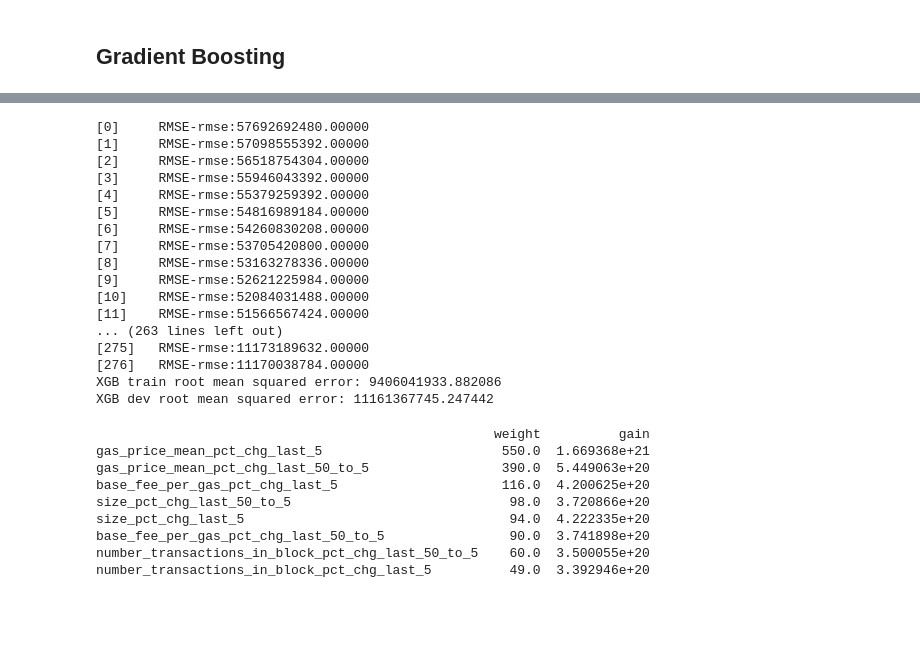
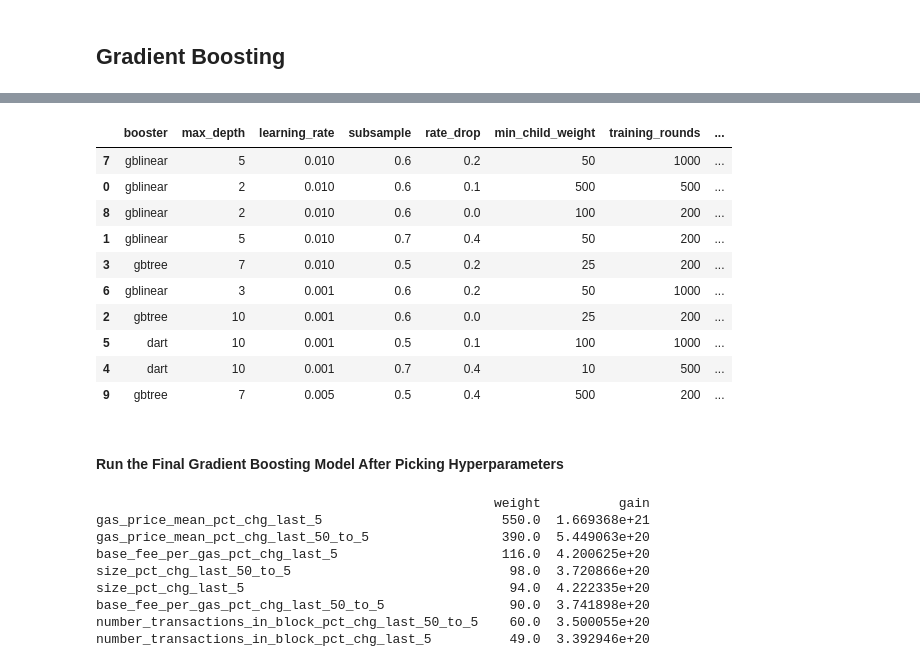
Before and after one commit to tracy-stephens/ethereum, a Jupyter notebook: Models_Rob_2.ipynb, the cells around one changed output, grey strips where cells are left out. Drawn from its saved outputs; the diff is of its cells as text; code cells hidden in the pictures; blank space fills up the shorter version.

```diff
--- a/Models_Rob_2.ipynb
+++ b/Models_Rob_2.ipynb
@@ -456,32 +732,37 @@ data.columns
+# %%
+xgb_hyperparameters_df.sort_values(by='RMSE_Dev')
+# %% [output]
+|  | booster | max_depth | learning_rate | subsample | rate_drop | min_child_weight | training_rounds | ... |
+| 7 | gblinear | 5 | 0.010 | 0.6 | 0.2 | 50 | 1000 | ... |
+| 0 | gblinear | 2 | 0.010 | 0.6 | 0.1 | 500 | 500 | ... |
+| 8 | gblinear | 2 | 0.010 | 0.6 | 0.0 | 100 | 200 | ... |
+| 1 | gblinear | 5 | 0.010 | 0.7 | 0.4 | 50 | 200 | ... |
+| 3 | gbtree | 7 | 0.010 | 0.5 | 0.2 | 25 | 200 | ... |
+| 6 | gblinear | 3 | 0.001 | 0.6 | 0.2 | 50 | 1000 | ... |
+| 2 | gbtree | 10 | 0.001 | 0.6 | 0.0 | 25 | 200 | ... |
+| 5 | dart | 10 | 0.001 | 0.5 | 0.1 | 100 | 1000 | ... |
+| 4 | dart | 10 | 0.001 | 0.7 | 0.4 | 10 | 500 | ... |
+| 9 | gbtree | 7 | 0.005 | 0.5 | 0.4 | 500 | 200 | ... |
+# %% [markdown]
+#### Run the Final Gradient Boosting Model After Picking Hyperparameters
 # %%
-xgb_features = ['size_pct_chg_last_50_to_5', 'size_pct_chg_last_5',
-             'base_fee_per_gas_pct_chg_last_50_to_5', 'base_fee_per_gas_pct_chg_last_5',
-             'gas_price_mean_pct_chg_last_50_to_5', 'gas_price_mean_pct_chg_last_5',
-             'number_transactions_in_block_pct_chg_last_50_to_5', 'number_transactions_in_block_pct_chg_last_5',
-             'effective_gas_price_mean_pct_chg_last_50_to_5', 'effective_gas_price_mean_pct_chg_last_5']
-
 #set up the training matrix
 dtrain = xgb.DMatrix(X_train[xgb_features], label=Y_train)
 xgb_dict = {
-        'booster': 'dart',
-        #'booster': 'gbtree',
-        #'booster': 'gblinear',
-        'max_depth': 3,
+        'booster': xgb_hyperparameters[h][b_idx],
+        'max_depth': xgb_hyperparameters[h][md_idx],
         'random_state': 42,
-        'learning_rate': 0.01,
+        'learning_rate': xgb_hyperparameters[h][l_idx],
         'objective': 'reg:squarederror',
         'verbosity': 0,
         'sample_type': 'uniform',
-        'subsample': 0.6,
+        'subsample': xgb_hyperparameters[h][s_idx],
         'normalize_type': 'tree',
-        'rate_drop': 0.0,
-        #'rate_drop': 0.2,
-        'skip_drop': 0.2,
-        'min_child_weight': 5,
-
+        'rate_drop': xgb_hyperparameters[h][r_idx],
+        'min_child_weight': xgb_hyperparameters[h][mcw_idx]
     }
 #starting hyperparameter of training rounds
-training_rounds = 500
+training_rounds = xgb_hyperparameters[h][t_idx]
 
 #train the model
 bst = xgb.train(
@@ -509,24 +790,6 @@ xgb_dev_rmse = np.sqrt(xgb_dev_mse)
 
 #print("XGB dev mean squared error:", xgb_dev_mse)
 print("XGB dev root mean squared error:", xgb_dev_rmse)
-# %% [output]
-[0]     RMSE-rmse:57692692480.00000
-[1]     RMSE-rmse:57098555392.00000
-[2]     RMSE-rmse:56518754304.00000
-[3]     RMSE-rmse:55946043392.00000
-[4]     RMSE-rmse:55379259392.00000
-[5]     RMSE-rmse:54816989184.00000
-[6]     RMSE-rmse:54260830208.00000
-[7]     RMSE-rmse:53705420800.00000
-[8]     RMSE-rmse:53163278336.00000
-[9]     RMSE-rmse:52621225984.00000
-[10]    RMSE-rmse:52084031488.00000
-[11]    RMSE-rmse:51566567424.00000
-... (263 lines left out)
-[275]   RMSE-rmse:11173189632.00000
-[276]   RMSE-rmse:11170038784.00000
-XGB train root mean squared error: 9406041933.882086
-XGB dev root mean squared error: 11161367745.247442
 # %%
 #feature importance
 xgb_importance_weight = bst.get_score(importance_type='weight')
```
Also changed, not shown: parts of 18 cells of this notebook.
